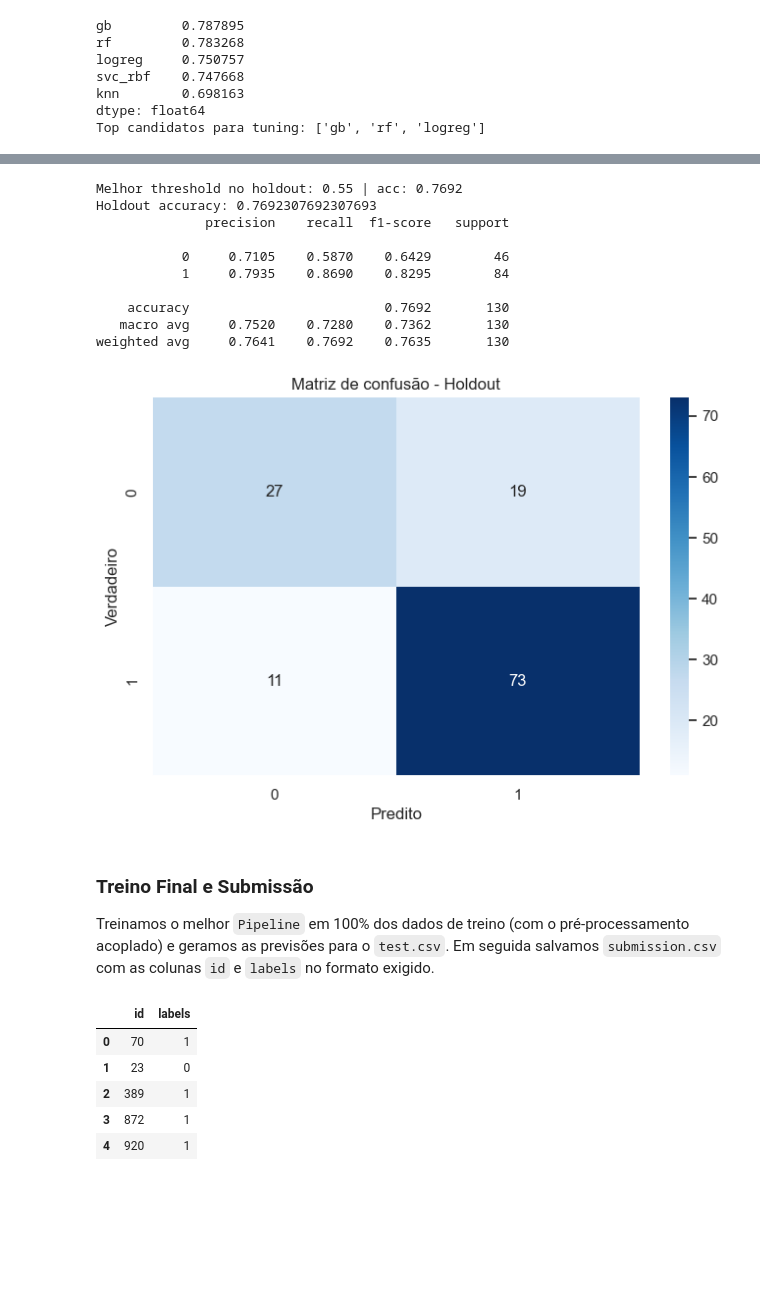
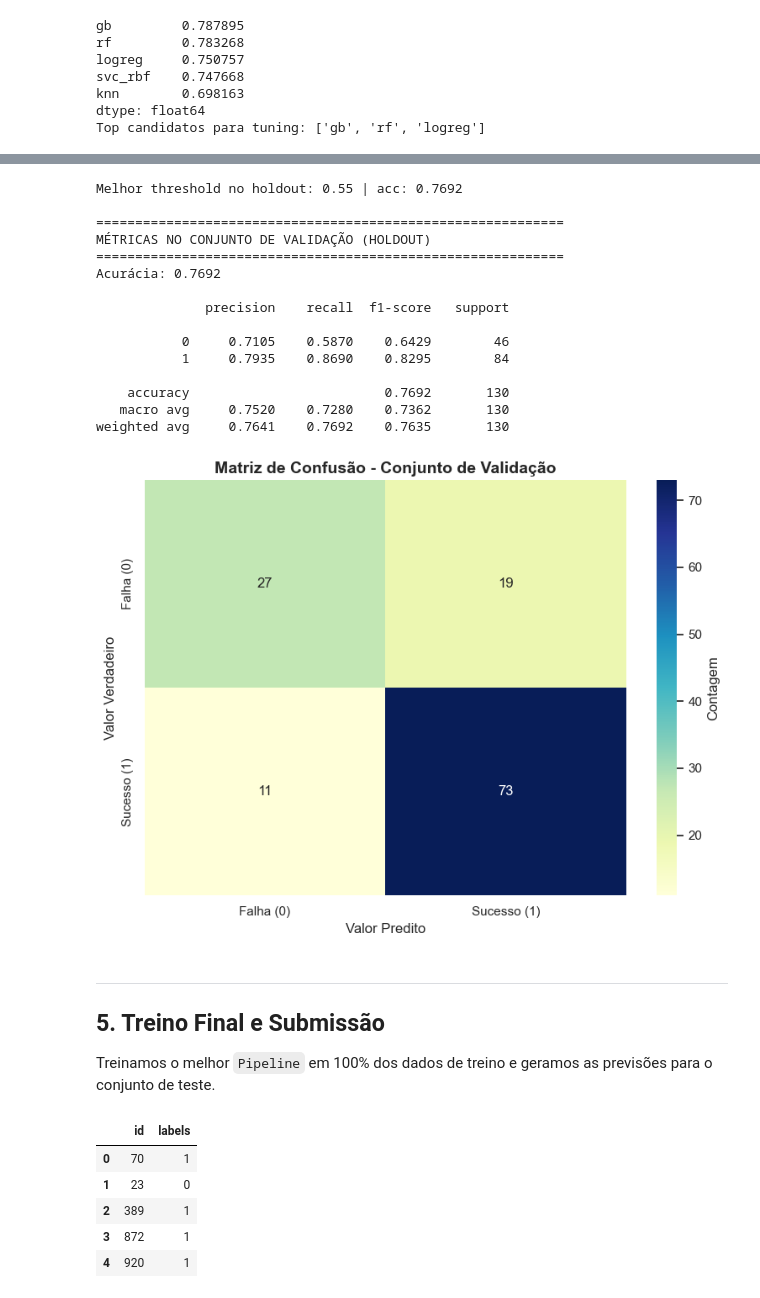
Before and after one commit to hugomontan/model_startups, a Jupyter notebook: kaggle.ipynb, the cells around one changed output, grey strips where cells are left out. Drawn from its saved outputs; the diff is of its cells as text; code cells hidden in the pictures; blank space fills up the shorter version.

```diff
--- a/kaggle.ipynb
+++ b/kaggle.ipynb
@@ -175,0 +328,23 @@ Name: labels, dtype: float64
+# %%
+# Correlação com o alvo (usando correlação de Pearson)
+target_corr = correlation_matrix[TARGET].drop(TARGET).sort_values(ascending=False)
+
+print("=" * 60)
+print("CORRELAÇÃO DAS FEATURES COM O TARGET (labels)")
+print("=" * 60)
+print("\nTop 15 Correlações Positivas:")
+print(target_corr.head(15).to_string())
+print("\nTop 15 Correlações Negativas:")
+print(target_corr.tail(15).to_string())
+
+# Visualização das correlações com o target
+fig, ax = plt.subplots(figsize=(10, 12))
+colors = ['green' if x > 0 else 'red' for x in target_corr.values]
+target_corr.plot(kind='barh', ax=ax, color=colors, edgecolor='black')
+ax.set_xlabel('Correlação com Labels', fontsize=12)
+ax.set_ylabel('Features', fontsize=12)
+ax.set_title('Correlação das Features com a Variável Alvo (labels)', fontsize=14, fontweight='bold')
+ax.axvline(0, color='black', linewidth=0.8)
+ax.grid(axis='x', alpha=0.3)
+plt.tight_layout()
+plt.show()
@@ -392,44 +1507,61 @@ if hasattr(best_estimator.named_steps['clf'], "predict_proba"):
     proba_valid = best_estimator.predict_proba(X_valid)[:, 1]
     # threshold tuning simples
     thresholds = np.linspace(0.3, 0.7, 9)
     accs = []
     for t in thresholds:
         preds_t = (proba_valid >= t).astype(int)
         accs.append((t, accuracy_score(y_valid, preds_t)))
     best_t, best_acc = max(accs, key=lambda x: x[1])
     print(f"Melhor threshold no holdout: {best_t:.2f} | acc: {best_acc:.4f}")
     y_pred = (proba_valid >= best_t).astype(int)
 else:
     y_pred = best_estimator.predict(X_valid)
 
-print("Holdout accuracy:", accuracy_score(y_valid, y_pred))
-print(classification_report(y_valid, y_pred, digits=4))
+print("\n" + "=" * 60)
+print("MÉTRICAS NO CONJUNTO DE VALIDAÇÃO (HOLDOUT)")
+print("=" * 60)
+print(f"Acurácia: {accuracy_score(y_valid, y_pred):.4f}")
+print("\n" + classification_report(y_valid, y_pred, digits=4))
 
+# Matriz de confusão melhorada
 cm = confusion_matrix(y_valid, y_pred)
-sns.heatmap(cm, annot=True, fmt='d', cmap='Blues')
-plt.title('Matriz de confusão - Holdout')
-plt.ylabel('Verdadeiro')
-plt.xlabel('Predito')
+fig, ax = plt.subplots(figsize=(8, 6))
+sns.heatmap(cm, annot=True, fmt='d', cmap='YlGnBu', ax=ax,
+            xticklabels=['Falha (0)', 'Sucesso (1)'],
+            yticklabels=['Falha (0)', 'Sucesso (1)'],
+            cbar_kws={'label': 'Contagem'})
+ax.set_title('Matriz de Confusão - Conjunto de Validação', fontsize=14, fontweight='bold')
+ax.set_ylabel('Valor Verdadeiro', fontsize=12)
+ax.set_xlabel('Valor Predito', fontsize=12)
+plt.tight_layout()
 plt.show()
 
 best_threshold = None
 if proba_valid is not None:
     best_threshold = best_t
 # %% [output]
 Melhor threshold no holdout: 0.55 | acc: 0.7692
-Holdout accuracy: 0.7692307692307693
+
+============================================================
+MÉTRICAS NO CONJUNTO DE VALIDAÇÃO (HOLDOUT)
+============================================================
+Acurácia: 0.7692
+
               precision    recall  f1-score   support
 
            0     0.7105    0.5870    0.6429        46
            1     0.7935    0.8690    0.8295        84
 
     accuracy                         0.7692       130
    macro avg     0.7520    0.7280    0.7362       130
 weighted avg     0.7641    0.7692    0.7635       130
-[figure, old version]
+[figure, new version]
 # %% [markdown]
-### Treino Final e Submissão
-Treinamos o melhor `Pipeline` em 100% dos dados de treino (com o pré-processamento acoplado) e geramos as previsões para o `test.csv`. Em seguida salvamos `submission.csv` com as colunas `id` e `labels` no formato exigido.
+---
+
+## 5. Treino Final e Submissão
+
+Treinamos o melhor `Pipeline` em 100% dos dados de treino e geramos as previsões para o conjunto de teste.
 # %%
 # Treinar modelo final no dataset completo e gerar submissão
 final_model = best_overall.best_estimator_
```
Also changed, not shown: parts of 60 cells of this notebook, 1 other file.
